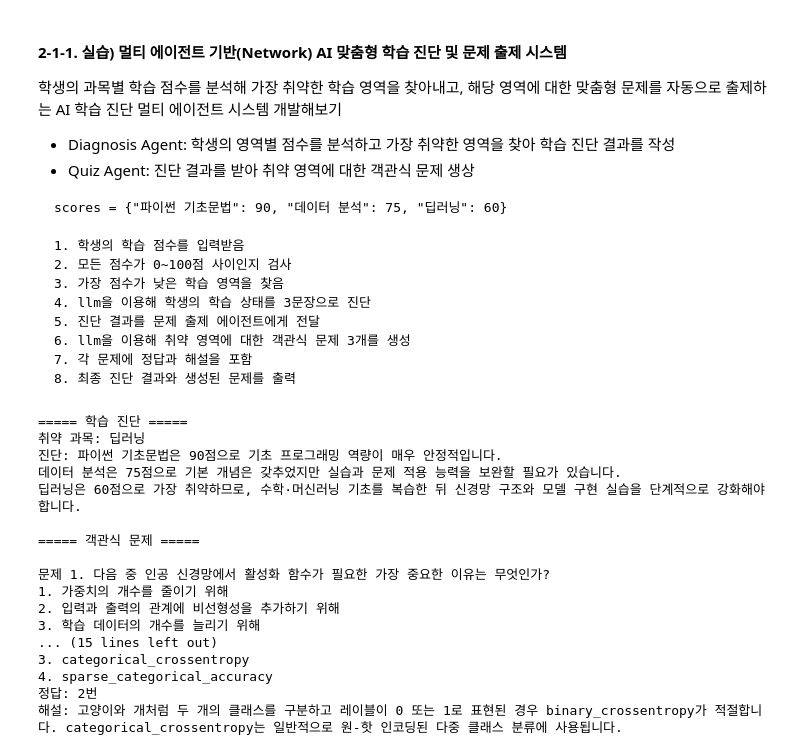
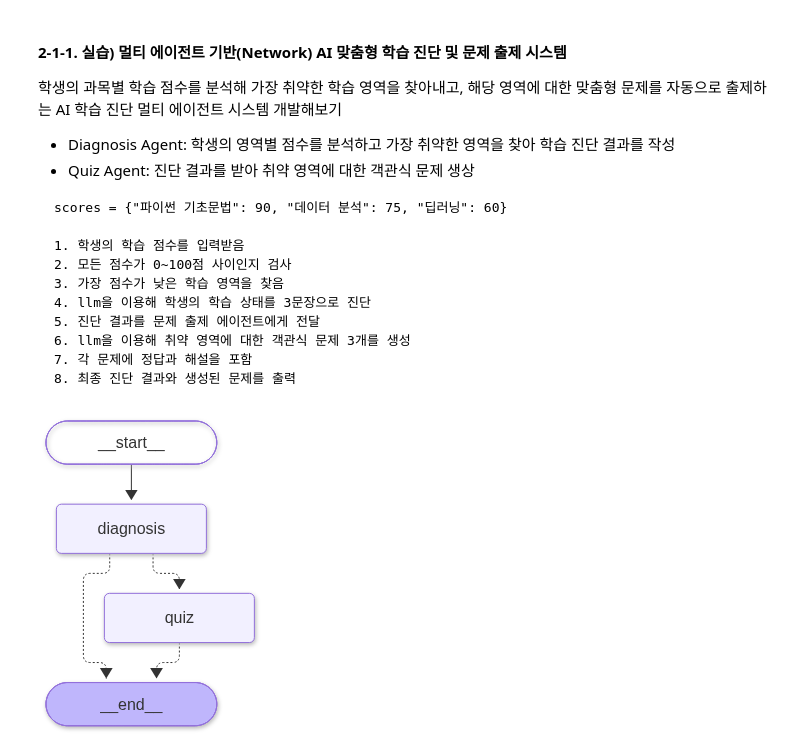
Before and after one commit to OhSeungAh2/Agent, a Jupyter notebook: 6_멀티에이전트.ipynb, the cells around one changed output. Drawn from its saved outputs; the diff is of its cells as text; code cells hidden in the pictures.

````diff
--- a/6_멀티에이전트.ipynb
+++ b/6_멀티에이전트.ipynb
@@ -324,7 +324,7 @@ scores = {"파이썬 기초문법": 90, "데이터 분석": 75, "딥러닝": 60}
 ```
 # %%
 # 에이전트들이 공유할거
-class StudyState(TypedDict, total=False):
+class StudyStatemy(TypedDict, total=False):
     scores: dict[str, int]
     down_subject: str
     diagnosis: str
@@ -333,7 +333,7 @@ class StudyState(TypedDict, total=False):
 
 
 # 첫번째 에이전트: Diagnosis Agent
-def diagnosis(state: StudyState) -> Command[Literal["quiz", "__end__"]]:
+def diagnosismy(state: StudyStatemy) -> Command[Literal["quiz", "__end__"]]:
     # 1단계) 과목별 점수 가져옴
     scores = state["scores"]
     # 2단계) 점수 검사(0~100점)
@@ -360,94 +360,47 @@ def diagnosis(state: StudyState) -> Command[Literal["quiz", "__end__"]]:
     )
 
 # 객관식 문제 하나의 구조 정의 -> 이것도 해야지!!
-class QuizData(TypedDict):
+class QuizDatamy(TypedDict):
     question: str
     options: list[str]
     answer: int
     explanation: str
 
 # llm이 주는 값 구조화 시키기
-class ResearchQuiz(BaseModel):
+class ResearchQuizmy(BaseModel):
     # quiz_ss: list[dict[str, str]] 이걸 이렇게 쓰면 안돼고..아래처럼 써야지!!
-    quiz_ss: list[QuizData] = Field(
+    quiz_ss: list[QuizDatamy] = Field(
         description="취약 과목에 대한 객관식 4지선다 문제 3개와 각 문제의 정답 번호, 해설"
     )
 
 # llm 생성
-quiz_llm = llm.with_structured_output(ResearchQuiz)
+quiz_llm = llm.with_structured_output(ResearchQuizmy)
 
 # 두번째 에이전트 Quiz Agent
-def quiz(state: StudyState) -> Command[Literal["__end__"]]:
+def quiz(state: StudyStatemy) -> Command[Literal["__end__"]]:
     # 첫번째 에이전트가 전달한 결과 받아옴
     down_subject = state["down_subject"]
     diagnosis = state["diagnosis"]
     # 6단계 + 7단계) llm 이용해서 문제 만듦
     parsed = quiz_llm.invoke([
         ("system", "학습 문제 출제 전문가가 되어 학생의 취약 과목과 학습 진단 결과를 합고해 객관식 4지선다 문제를 3개 생성하세요. 문제는 정답과 해설을 포함하세요."),
         ("human", f"취약 과목: {down_subject} | 진단: {diagnosis}")
     ])
     # 문제 출제 끝. 그래프 종료
     return Command(
         update={"quiz_ss": parsed.quiz_ss}, goto=END
     )
 
 
 # 이제 그래프 그려
-mybuilder = StateGraph(StudyState)
+mybuilder = StateGraph(StudyStatemy)
 
-mybuilder.add_node("diagnosis", diagnosis)
+mybuilder.add_node("diagnosis", diagnosismy)
 mybuilder.add_node("quiz", quiz)
 
 mybuilder.add_edge(START, "diagnosis")
 
 my_graph = mybuilder.compile()
 my_graph
-
-
-# 이제 실행해보자
-scores = {
-    "파이썬 기초문법": 90,
-    "데이터 분석": 75,
-    "딥러닝": 60
-}
-
-result = my_graph.invoke({"scores": scores})
-result
-
-# 검증도 - GPT도움
-if result.get("error"):
-    print("오류:", result["error"])
-
-else:
-    print("===== 학습 진단 =====")
-    print("취약 과목:", result["down_subject"])
-    print("진단:", result["diagnosis"])
-
-    print("\n===== 객관식 문제 =====")
-
-    for i, q in enumerate(result["quiz_ss"], start=1):
-        print(f"\n문제 {i}. {q['question']}")
-
-        for j, option in enumerate(q["options"], start=1):
-            print(f"{j}. {option}")
-
-        print(f"정답: {q['answer']}번")
-        print(f"해설: {q['explanation']}")
 # %% [output]
-===== 학습 진단 =====
-취약 과목: 딥러닝
-진단: 파이썬 기초문법은 90점으로 기초 프로그래밍 역량이 매우 안정적입니다.
-데이터 분석은 75점으로 기본 개념은 갖추었지만 실습과 문제 적용 능력을 보완할 필요가 있습니다.
-딥러닝은 60점으로 가장 취약하므로, 수학·머신러닝 기초를 복습한 뒤 신경망 구조와 모델 구현 실습을 단계적으로 강화해야 합니다.
-
-===== 객관식 문제 =====
-
-문제 1. 다음 중 인공 신경망에서 활성화 함수가 필요한 가장 중요한 이유는 무엇인가?
-1. 가중치의 개수를 줄이기 위해
-2. 입력과 출력의 관계에 비선형성을 추가하기 위해
-3. 학습 데이터의 개수를 늘리기 위해
-... (15 lines left out)
-3. categorical_crossentropy
-4. sparse_categorical_accuracy
-정답: 2번
-해설: 고양이와 개처럼 두 개의 클래스를 구분하고 레이블이 0 또는 1로 표현된 경우 binary_crossentropy가 적절합니다. categorical_crossentropy는 일반적으로 원-핫 인코딩된 다중 클래스 분류에 사용됩니다.
+[figure, added]
````
Also changed, not shown: parts of 7 cells of this notebook.
